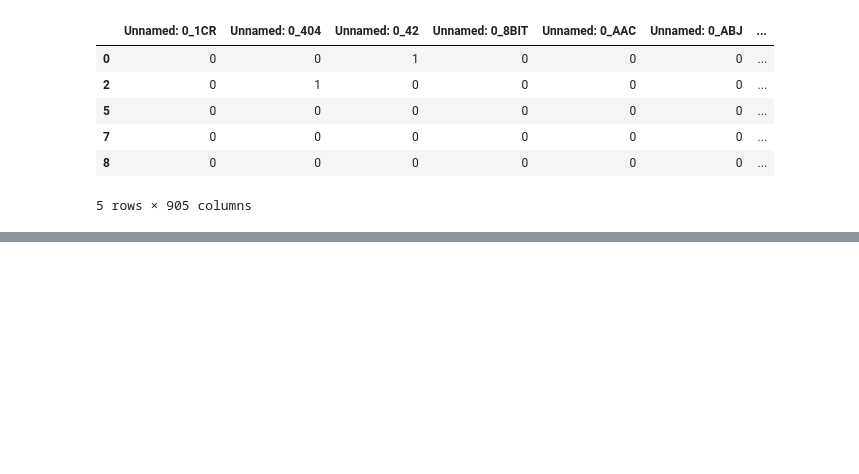
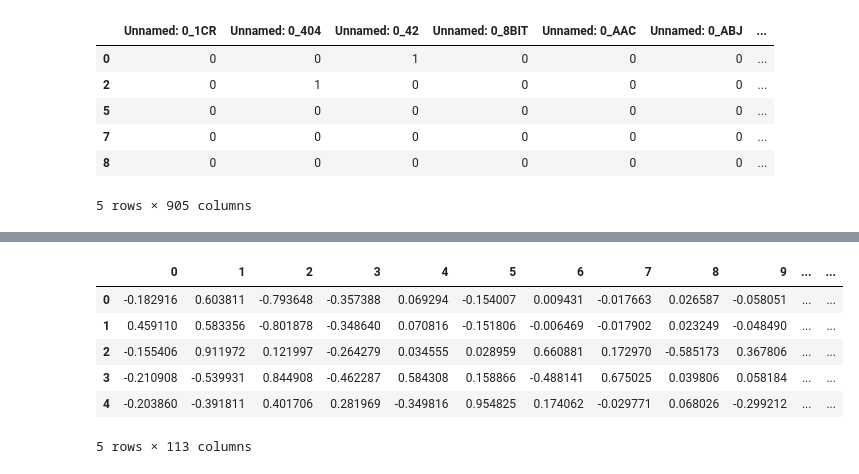
Before and after one commit to jared-roussel/unsupervised-learning-challenge, a Jupyter notebook: data-prep.ipynb, the cells around one changed output, grey strips where cells are left out. Cells and saved outputs as stored; diff of their text form; code cells hidden in the pictures; blank space fills up the shorter version.

```diff
--- a/data-prep.ipynb
+++ b/data-prep.ipynb
@@ -149,3 +166,18 @@ df.head()
 #Dimensionality reduction with PCA
 from sklearn.decomposition import PCA
 from sklearn.cluster import KMeans
+pca = PCA(n_components=0.90)
+
+#Get principal components from pca
+df_pca_fit = pca.fit_transform(df)
+# %%
+df_pca = pd.DataFrame(data = df_pca_fit)
+df_pca.head()
+# %% [output]
+|  | 0 | 1 | 2 | 3 | 4 | 5 | 6 | 7 | 8 | 9 | ... | ... |
+| 0 | -0.182916 | 0.603811 | -0.793648 | -0.357388 | 0.069294 | -0.154007 | 0.009431 | -0.017663 | 0.026587 | -0.058051 | ... | ... |
+| 1 | 0.459110 | 0.583356 | -0.801878 | -0.348640 | 0.070816 | -0.151806 | -0.006469 | -0.017902 | 0.023249 | -0.048490 | ... | ... |
+| 2 | -0.155406 | 0.911972 | 0.121997 | -0.264279 | 0.034555 | 0.028959 | 0.660881 | 0.172970 | -0.585173 | 0.367806 | ... | ... |
+| 3 | -0.210908 | -0.539931 | 0.844908 | -0.462287 | 0.584308 | 0.158866 | -0.488141 | 0.675025 | 0.039806 | 0.058184 | ... | ... |
+| 4 | -0.203860 | -0.391811 | 0.401706 | 0.281969 | -0.349816 | 0.954825 | 0.174062 | -0.029771 | 0.068026 | -0.299212 | ... | ... |
+5 rows × 113 columns
```
Also changed, not shown: parts of 7 cells of this notebook.
